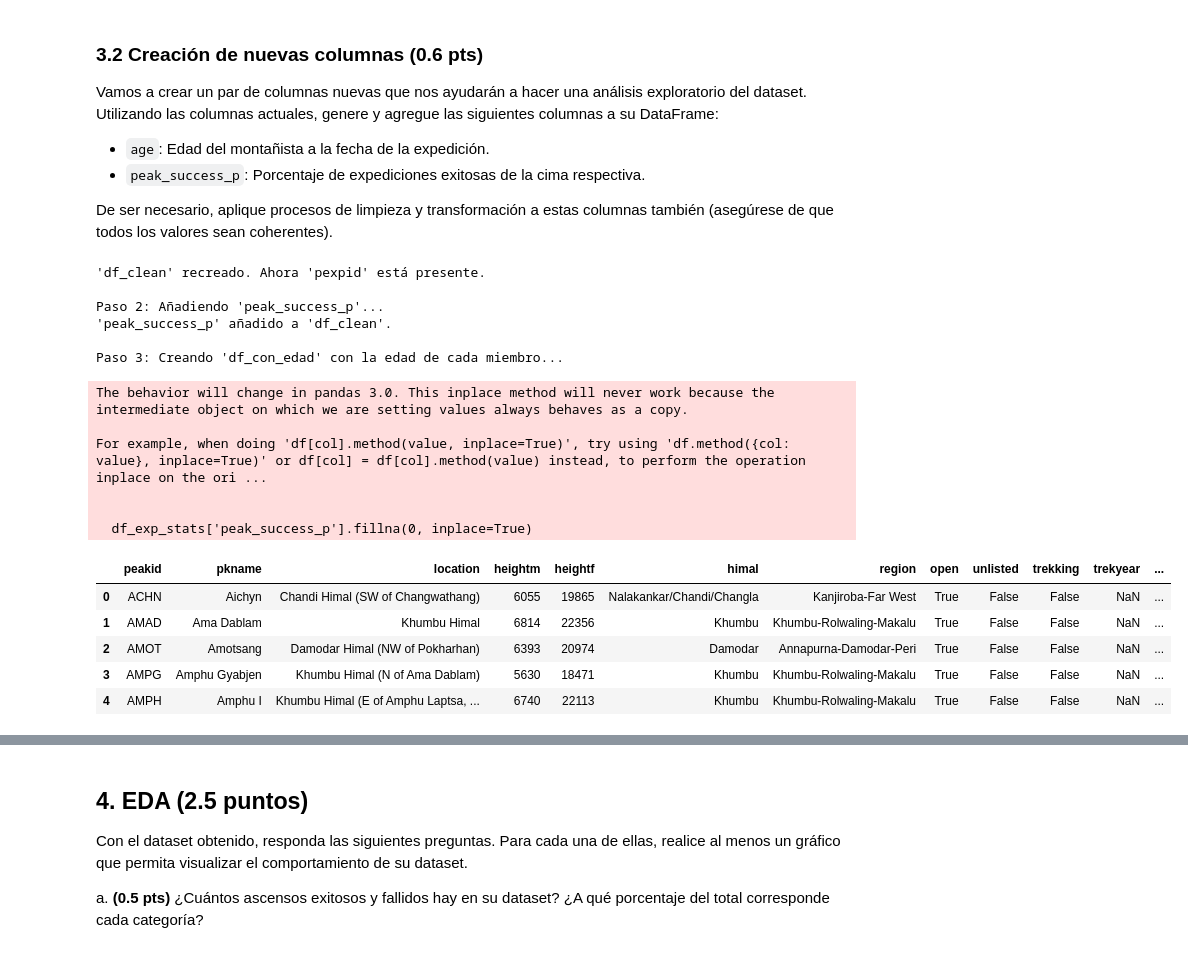
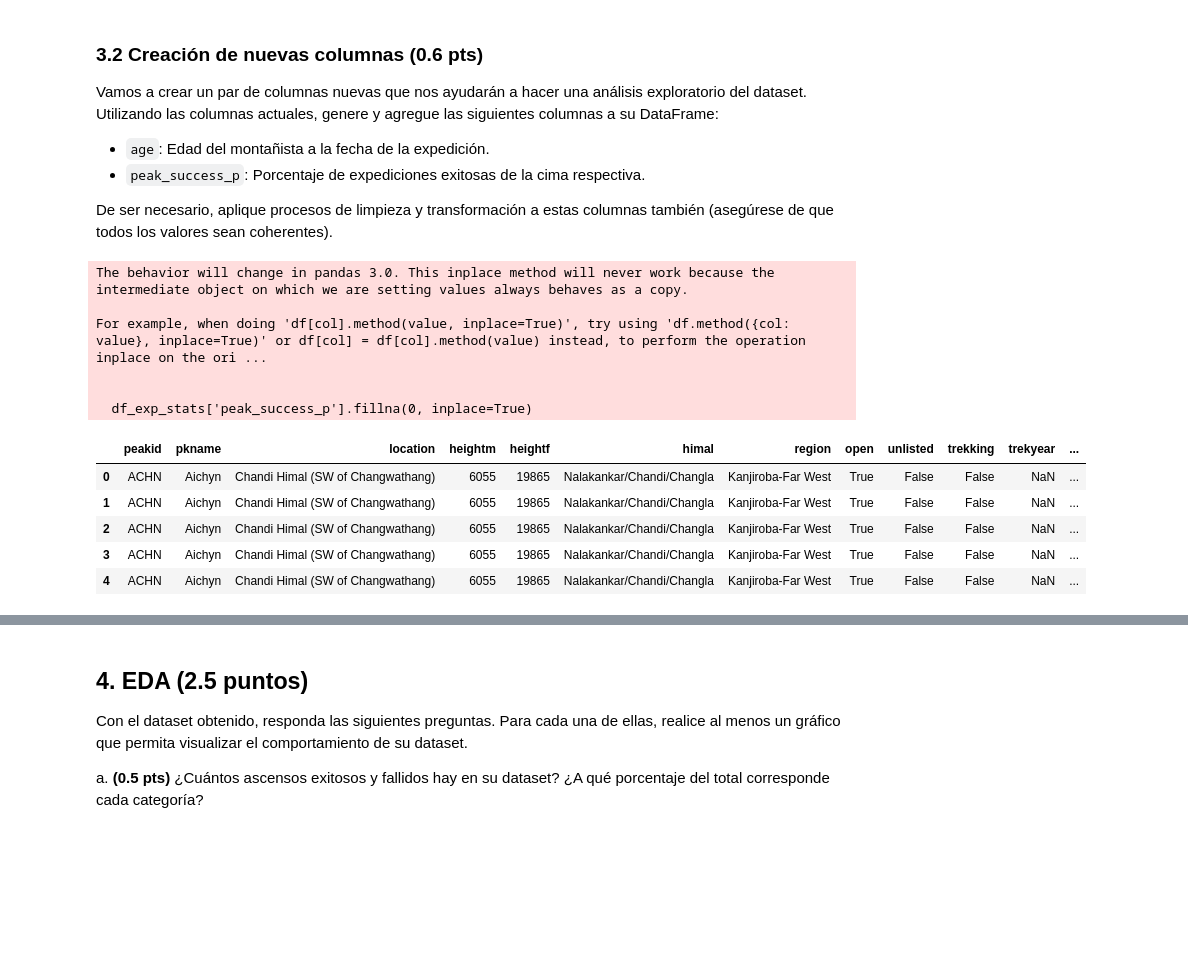
Before and after one commit to GadzuGB1991/IMT2200-Gaspar-Yanez, a Jupyter notebook: Tareas/Tarea 04/IMT2200-25s2 - Tarea 04.ipynb, the cells around one changed output, grey strips where cells are left out. Saved outputs shown, nothing was run; the diff lists cells and outputs as text; code cells hidden in the pictures; blank space fills up the shorter version.

```diff
--- a/Tareas/Tarea 04/IMT2200-25s2 - Tarea 04.ipynb
+++ b/Tareas/Tarea 04/IMT2200-25s2 - Tarea 04.ipynb
@@ -235,14 +235,10 @@ De ser necesario, aplique procesos de limpieza y transformación a estas columna
 df_picos = pd.read_csv('data/peaks.csv', on_bad_lines='skip')
 df_clean = df_picos.copy()
 
-# Columnas a eliminar (esta vez, nos aseguramos de NO eliminar 'pexpid')
-columnas_a_eliminar = [
-    'pkname2', 'phost', 'pcountry', 'psummiters', 'psmtnote'
-]
+columnas_a_eliminar = ['pkname2', 'phost', 'pcountry', 'psummiters', 'psmtnote']
 df_clean.drop(columns=columnas_a_eliminar, inplace=True)
 df_clean.drop_duplicates(inplace=True)
 
-# Conversión de tipos
 columnas_numericas = ['pyear', 'pmonth', 'pday']
 for col in columnas_numericas:
     df_clean[col] = pd.to_numeric(df_clean[col], errors='coerce')
@@ -251,24 +247,16 @@ columnas_booleanas = ['open', 'unlisted', 'trekking']
 for col in columnas_booleanas:
     df_clean[col] = df_clean[col].astype('bool')
 
-print("'df_clean' recreado. Ahora 'pexpid' está presente.")
 
-
-# --- 2. Añadir la tasa de éxito ('peak_success_p') ---
-print("\nPaso 2: Añadiendo 'peak_success_p'...")
 df_exp_stats = pd.read_csv('data/peaks_with_exp.csv')
 df_exp_stats['peak_success_p'] = (df_exp_stats['success_exp'] / (df_exp_stats['success_exp'] + df_exp_stats['failed_exp'])) * 100
 df_exp_stats['peak_success_p'].fillna(0, inplace=True)
 df_clean = pd.merge(df_clean, df_exp_stats[['peakid', 'peak_success_p']], on='peakid', how='left')
-print("'peak_success_p' añadido a 'df_clean'.")
 
 
-# --- 3. Crear 'df_con_edad' con la edad individual ---
-print("\nPaso 3: Creando 'df_con_edad' con la edad de cada miembro...")
 df_members = pd.read_csv('data/members.csv', on_bad_lines='skip')
 df_exped = pd.read_csv('data/exped.csv')
 
-# Calcular edad de cada miembro
 df_members_rel = df_members[['expid', 'yob']]
 df_exped_rel = df_exped[['expid', 'year']]
 df_member_exped = pd.merge(df_members_rel, df_exped_rel, on='expid')
@@ -276,11 +264,10 @@ df_member_exped['yob'] = pd.to_numeric(df_member_exped['yob'], errors='coerce')
 df_member_exped['year'] = pd.to_numeric(df_member_exped['year'], errors='coerce')
 df_member_exped['age'] = df_member_exped['year'] - df_member_exped['yob']
 
-# Preparar DataFrame de edades
+# Preparar el DataFrame  edades individuales
 df_member_age = df_member_exped[['expid', 'age']].dropna()
 df_member_age['age'] = df_member_age['age'].astype(int)
 
-# Ahora el merge funcionará porque 'pexpid' existe en 'df_clean'
 df_con_edad = pd.merge(
     df_clean,
     df_member_age,
@@ -288,25 +275,23 @@ df_con_edad = pd.merge(
     right_on='expid',
     how='left'
 )
+
+if 'expid' in df_con_edad.columns:
+    df_con_edad.drop('expid', axis=1, inplace=True)
+df_con_edad['age'] = df_con_edad['age'].astype('Int64')
 # %% [output]
-'df_clean' recreado. Ahora 'pexpid' está presente.
+The behavior will change in pandas 3.0. This inplace method will never work because the intermediate object on which we are setting values always behaves as a copy.
 
-Paso 2: Añadiendo 'peak_success_p'...
-'peak_success_p' añadido a 'df_clean'.
+For example, when doing 'df[col].method(value, inplace=True)', try using 'df.method({col: value}, inplace=True)' or df[col] = df[col].method(value) instead, to perform the operation inplace on the ori ...
 
-Paso 3: Creando 'df_con_edad' con la edad de cada miembro...
+
+  df_exp_stats['peak_success_p'].fillna(0, inplace=True)
-The behavior will change in pandas 3.0. This inplace method will never work because the intermediate object on which we are setting values always behaves as a copy.
-
-For example, when doing 'df[col].method(value, inplace=True)', try using 'df.method({col: value}, inplace=True)' or df[col] = df[col].method(value) instead, to perform the operation inplace on the ori ...
-
-
-  df_exp_stats['peak_success_p'].fillna(0, inplace=True)
 # %%
-df_clean.head()
+df_con_edad.head()
 # %% [output]
 |  | peakid | pkname | location | heightm | heightf | himal | region | open | unlisted | trekking | trekyear | ... |
 | 0 | ACHN | Aichyn | Chandi Himal (SW of Changwathang) | 6055 | 19865 | Nalakankar/Chandi/Changla | Kanjiroba-Far West | True | False | False | NaN | ... |
-| 1 | AMAD | Ama Dablam | Khumbu Himal | 6814 | 22356 | Khumbu | Khumbu-Rolwaling-Makalu | True | False | False | NaN | ... |
-| 2 | AMOT | Amotsang | Damodar Himal (NW of Pokharhan) | 6393 | 20974 | Damodar | Annapurna-Damodar-Peri | True | False | False | NaN | ... |
-| 3 | AMPG | Amphu Gyabjen | Khumbu Himal (N of Ama Dablam) | 5630 | 18471 | Khumbu | Khumbu-Rolwaling-Makalu | True | False | False | NaN | ... |
-| 4 | AMPH | Amphu I | Khumbu Himal (E of Amphu Laptsa, ... | 6740 | 22113 | Khumbu | Khumbu-Rolwaling-Makalu | True | False | False | NaN | ... |
+| 1 | ACHN | Aichyn | Chandi Himal (SW of Changwathang) | 6055 | 19865 | Nalakankar/Chandi/Changla | Kanjiroba-Far West | True | False | False | NaN | ... |
+| 2 | ACHN | Aichyn | Chandi Himal (SW of Changwathang) | 6055 | 19865 | Nalakankar/Chandi/Changla | Kanjiroba-Far West | True | False | False | NaN | ... |
+| 3 | ACHN | Aichyn | Chandi Himal (SW of Changwathang) | 6055 | 19865 | Nalakankar/Chandi/Changla | Kanjiroba-Far West | True | False | False | NaN | ... |
+| 4 | ACHN | Aichyn | Chandi Himal (SW of Changwathang) | 6055 | 19865 | Nalakankar/Chandi/Changla | Kanjiroba-Far West | True | False | False | NaN | ... |
```
Also changed, not shown: parts of 18 cells of this notebook.
